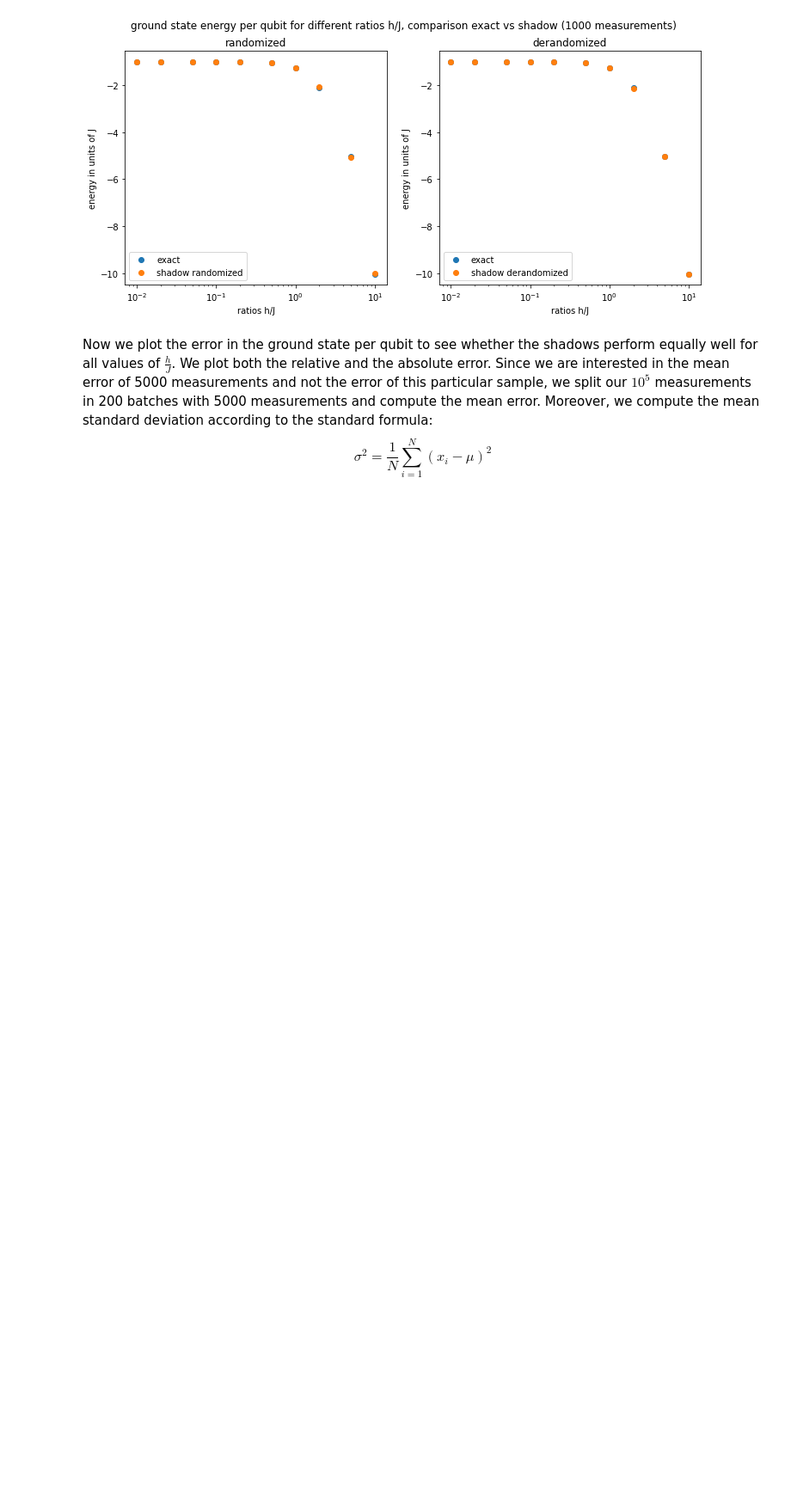
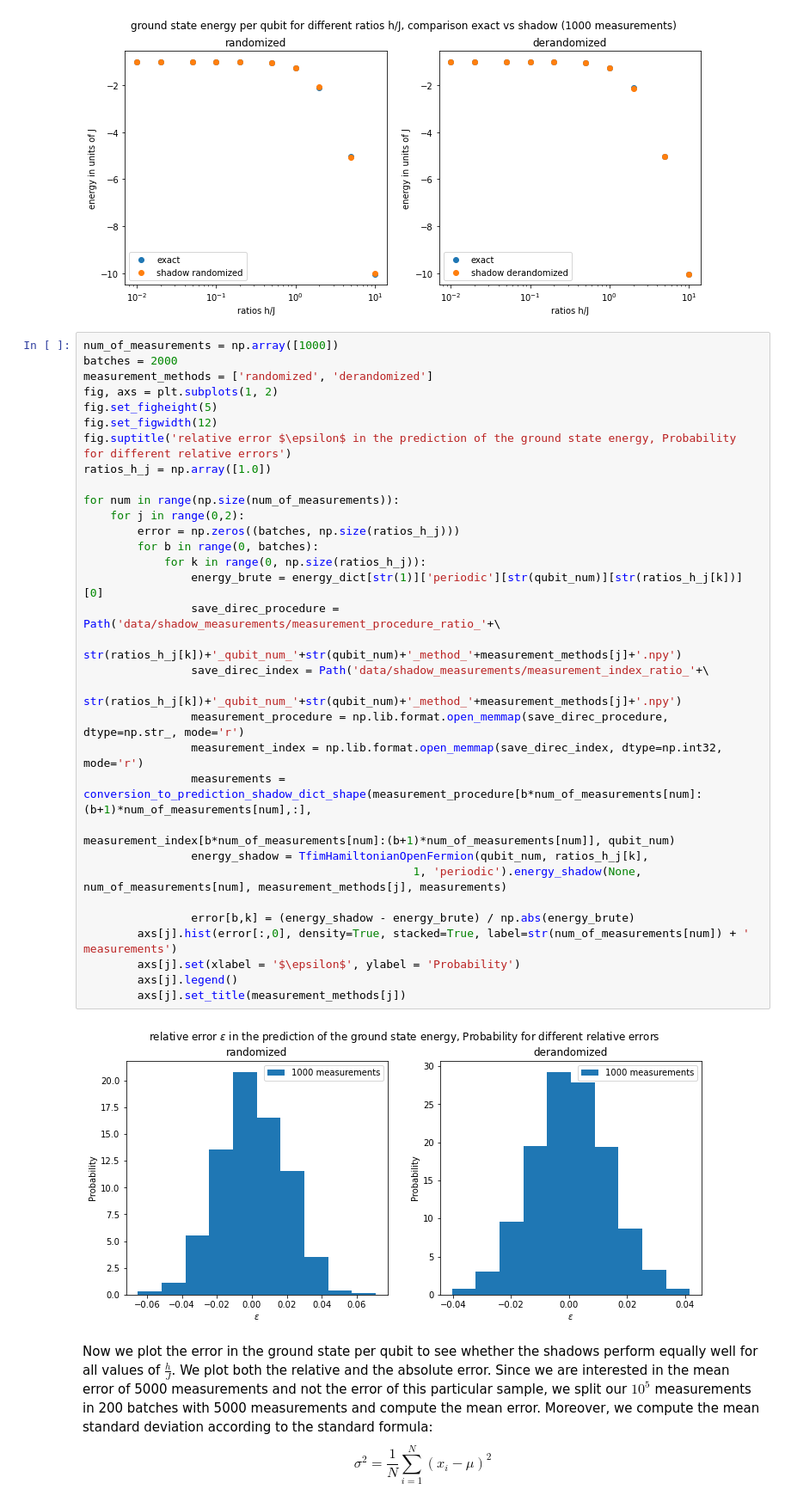
Before and after one commit to LennartBuerger/classical-shadows-for-1d-TFIM-energy-estimation, a Jupyter notebook: display_data/shadow_performance_analysis.ipynb, the cells around one changed output. Shown at 86% size. Saved outputs shown, nothing was run; the diff lists cells and outputs as text; blank space fills up the shorter version.

```diff
--- a/display_data/shadow_performance_analysis.ipynb
+++ b/display_data/shadow_performance_analysis.ipynb
@@ -113,6 +113,40 @@ for i in range(0, 2):
     axs[i].legend()
 # %% [output]
 [figure]
+# %%
+num_of_measurements = np.array([1000])
+batches = 2000
+measurement_methods = ['randomized', 'derandomized']
+fig, axs = plt.subplots(1, 2)
+fig.set_figheight(5)
+fig.set_figwidth(12)
+fig.suptitle('relative error $\epsilon$ in the prediction of the ground state energy, Probability for different relative errors')
+ratios_h_j = np.array([1.0])
+
+for num in range(np.size(num_of_measurements)):
+    for j in range(0,2):
+        error = np.zeros((batches, np.size(ratios_h_j)))
+        for b in range(0, batches):
+            for k in range(0, np.size(ratios_h_j)):
+                energy_brute = energy_dict[str(1)]['periodic'][str(qubit_num)][str(ratios_h_j[k])][0]
+                save_direc_procedure = Path('data/shadow_measurements/measurement_procedure_ratio_'+\
+                              str(ratios_h_j[k])+'_qubit_num_'+str(qubit_num)+'_method_'+measurement_methods[j]+'.npy')
+                save_direc_index = Path('data/shadow_measurements/measurement_index_ratio_'+\
+                              str(ratios_h_j[k])+'_qubit_num_'+str(qubit_num)+'_method_'+measurement_methods[j]+'.npy')
+                measurement_procedure = np.lib.format.open_memmap(save_direc_procedure, dtype=np.str_, mode='r')
+                measurement_index = np.lib.format.open_memmap(save_direc_index, dtype=np.int32, mode='r')
+                measurements = conversion_to_prediction_shadow_dict_shape(measurement_procedure[b*num_of_measurements[num]:(b+1)*num_of_measurements[num],:],
+                                                                          measurement_index[b*num_of_measurements[num]:(b+1)*num_of_measurements[num]], qubit_num)
+                energy_shadow = TfimHamiltonianOpenFermion(qubit_num, ratios_h_j[k],
+                                                 1, 'periodic').energy_shadow(None, num_of_measurements[num], measurement_methods[j], measurements)
+
+                error[b,k] = (energy_shadow - energy_brute) / np.abs(energy_brute)
+        axs[j].hist(error[:,0], density=True, stacked=True, label=str(num_of_measurements[num]) + ' measurements')
+        axs[j].set(xlabel = '$\epsilon$', ylabel = 'Probability')
+        axs[j].legend()
+        axs[j].set_title(measurement_methods[j])
+# %% [output]
+[figure, added]
 # %% [markdown]
 Now we plot the error in the ground state per qubit to see whether the shadows perform equally well for all values of
 $\frac{h}{J}$. We plot both the relative and the absolute error. Since we are interested
```
Also changed, not shown: 1 other file.
